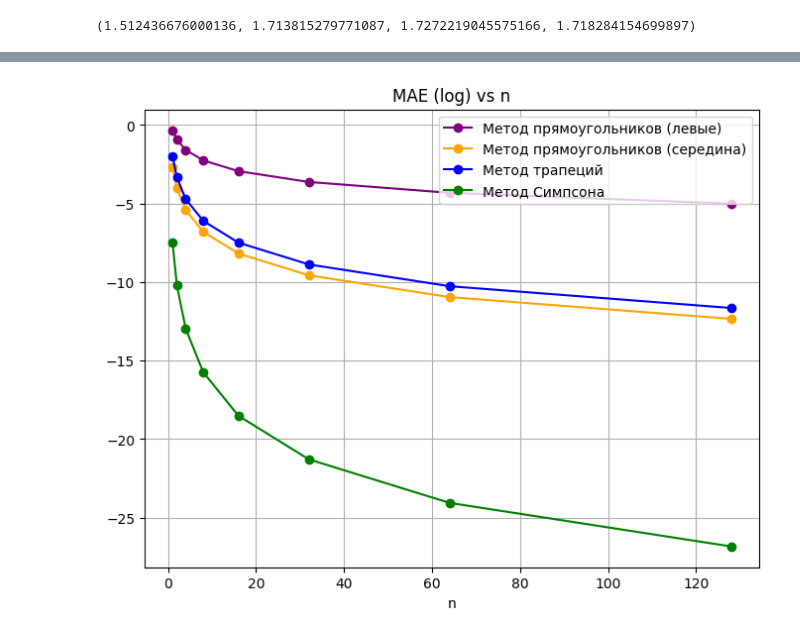
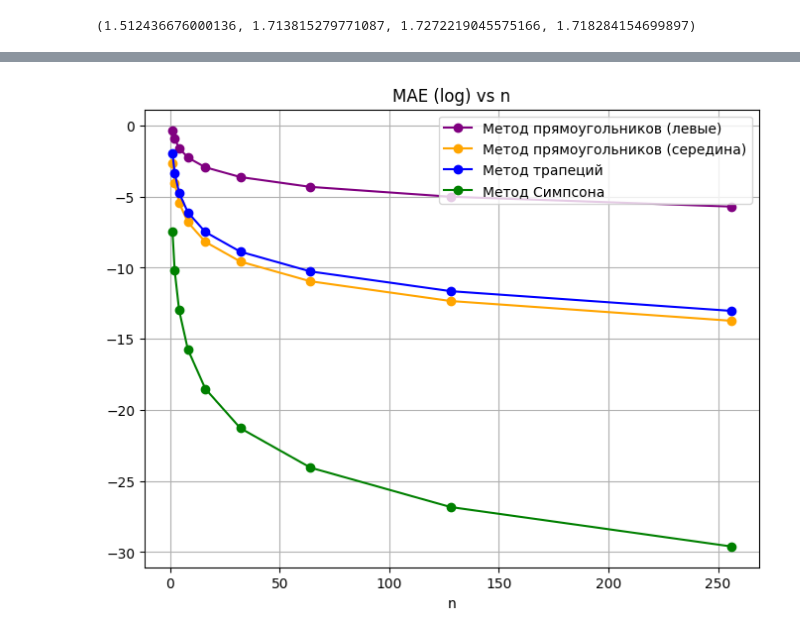
Before and after one commit to quant1on/matan_lab_2, a Jupyter notebook: main.ipynb, the cells around one changed output, grey strips where cells are left out. Cells and saved outputs as stored; diff of their text form; code cells hidden in the pictures.

```diff
--- a/main.ipynb
+++ b/main.ipynb
@@ -41,20 +41,20 @@ rectangle_method(f, a, b, n, 'L'), rectangle_method(f, a, b, n, 'M'), trapezoid_
 true_val = np.exp(b) - np.exp(a)
 # %%
 fig, ax = plt.subplots(1, 1, figsize=(8, 6))
-ns = [1, 2, 4, 8, 16, 32, 64, 128]
+ns = [2**i for i in range(9)]
 
-ax.plot(ns, np.log(np.array([abs(rectangle_method(f, a, b, nn, 'L') - true_val) for nn in ns])), color='purple', marker='o', label='Метод прямоугольников (левые)')
-ax.plot(ns, np.log(np.array([abs(rectangle_method(f, a, b, nn, 'M') - true_val) for nn in ns])), color='orange', marker='o', label='Метод прямоугольников (середина)')
-ax.plot(ns, np.log(np.array([abs(trapezoid_method(f, a, b, nn) - true_val) for nn in ns])), color='blue', marker='o', label='Метод трапеций')
-ax.plot(ns, np.log(np.array([abs(simpson_method(f, a, b, nn) - true_val) for nn in ns])), color='green', marker='o', label='Метод Симпсона')
+ax.plot(ns, np.log(np.array([abs(rectangle_method(f, 'L', congruent_part(a, b, nn)) - true_val) for nn in ns])), color='purple', marker='o', label='Метод прямоугольников (левые)')
+ax.plot(ns, np.log(np.array([abs(rectangle_method(f, 'M', congruent_part(a, b, nn)) - true_val) for nn in ns])), color='orange', marker='o', label='Метод прямоугольников (середина)')
+ax.plot(ns, np.log(np.array([abs(trapezoid_method(f, congruent_part(a, b, nn)) - true_val) for nn in ns])), color='blue', marker='o', label='Метод трапеций')
+ax.plot(ns, np.log(np.array([abs(simpson_method(f, congruent_part(a, b, nn)) - true_val) for nn in ns])), color='green', marker='o', label='Метод Симпсона')
 
 ax.set_xlabel('n')
 ax.set_label('MAE (log)')
 ax.set_title('MAE (log) vs n')
 
 ax.grid()
 ax.legend()
 
 plt.show()
 # %% [output]
-[figure, old version]
+[figure, new version]
```
Also changed, not shown: parts of 5 cells of this notebook, 4 other files.
